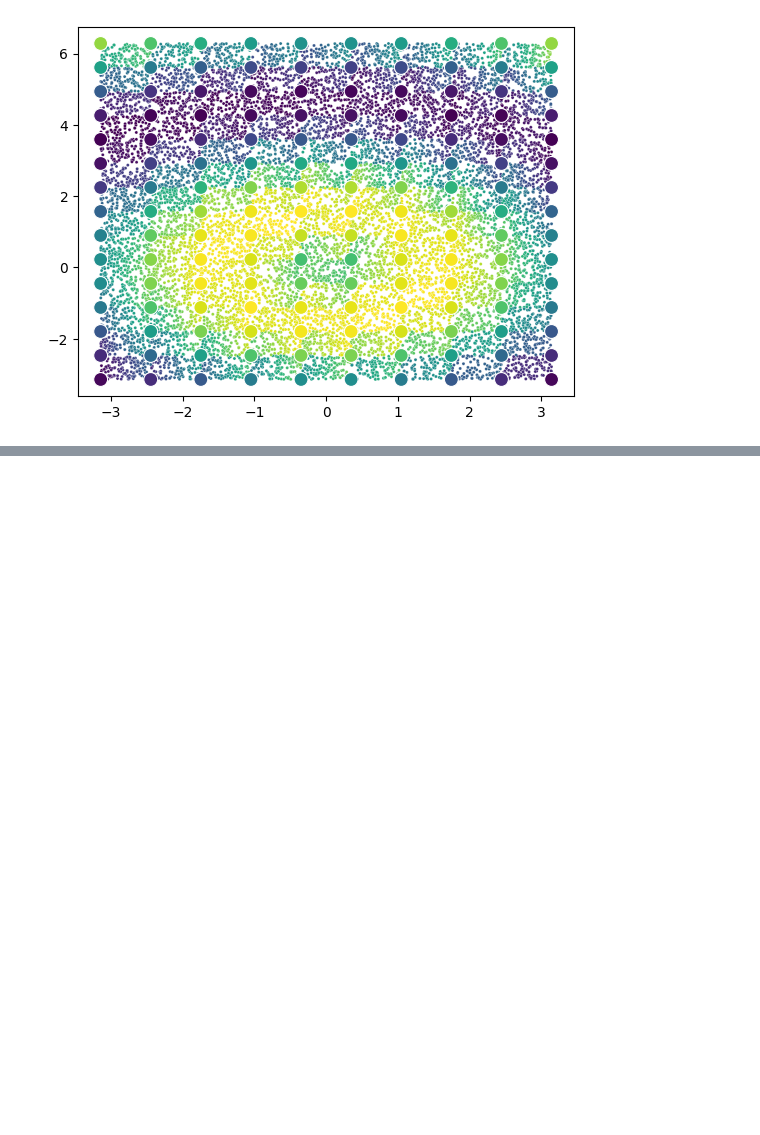
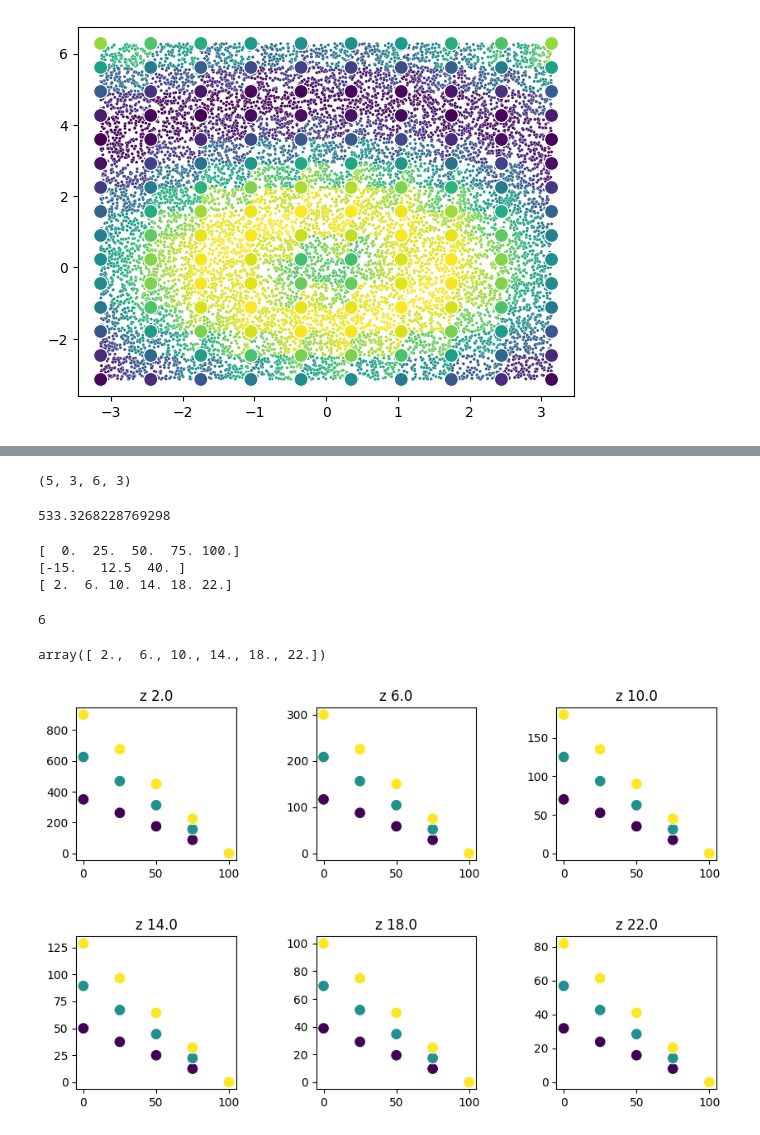
Before and after one commit to bouz1/bouz1.github.io, a Jupyter notebook: pages/others_pages/Divers_notebook/Understand_Interpolation_1d_2d_3d.ipynb, the cells around one changed output, grey strips where cells are left out. Cells and saved outputs as stored; diff of their text form; code cells hidden in the pictures; blank space fills up the shorter version.

```diff
--- a/pages/others_pages/Divers_notebook/Understand_Interpolation_1d_2d_3d.ipynb
+++ b/pages/others_pages/Divers_notebook/Understand_Interpolation_1d_2d_3d.ipynb
@@ -353,0 +356,64 @@ plt.show()
+# %%
+xold1=np.linspace(0,100,5) # soc
+xold2=np.linspace(-15,40, 3) # temp
+xold3=np.linspace(2,22,6) # p
+
+
+arr= []
+for x1 in xold1:
+    row=[]
+    for x2 in xold2:
+        col=[]
+        for x3 in xold3:
+            col.append([x1,x2,x3])
+        row.append(col)
+    arr.append(row)
+xold = np.array(arr)
+
+
+print(xold.shape)
+xo, yo, zo = xold[:,:,:,0].T, xold[:,:,:,1].T,  xold[:,:,:,2].T
+# %% [output]
+(5, 3, 6, 3)
+# %%
+np.linalg.norm(xo-yo)
+# %% [output]
+533.3268228769298
+# %%
+print(np.unique(xo))
+print(np.unique(yo))
+print(np.unique(zo))
+# %% [output]
+[  0.  25.  50.  75. 100.]
+[-15.   12.5  40. ]
+[ 2.  6. 10. 14. 18. 22.]
+# %%
+len(np.unique(zo))
+# %% [output]
+6
+# %%
+np.unique(zo)
+# %% [output]
+array([ 2.,  6., 10., 14., 18., 22.])
+# %%
+# Create a figure with subplots, set the figure size
+fig, axes = plt.subplots(2, 3, figsize=(10, 6))  # Adjust figsize as needed
+
+# Flatten the axes for easy access
+axes = axes.flatten()
+
+# Adjust the spacing between subplots
+plt.subplots_adjust(wspace=0.5, hspace=0.5)  # Change 0.5 to your desired spacing
+
+
+fold =0*xo
+
+for z,axe in zip(np.unique(zo),axes):
+    mask  = zo ==z
+    fold[mask]=10*(100-xo[mask])*(1+yo[mask]/50)*(1/z)
+
+    sns.scatterplot(x=xo[mask], hue=yo[mask], y=fold[mask], palette="viridis",
+                    s=100, legend=None, ax = axe)
+    axe.set_title("z "+str(z))
+# %% [output]
+[figure, added]
```
Also changed, not shown: parts of 9 cells of this notebook, 2 other files.
